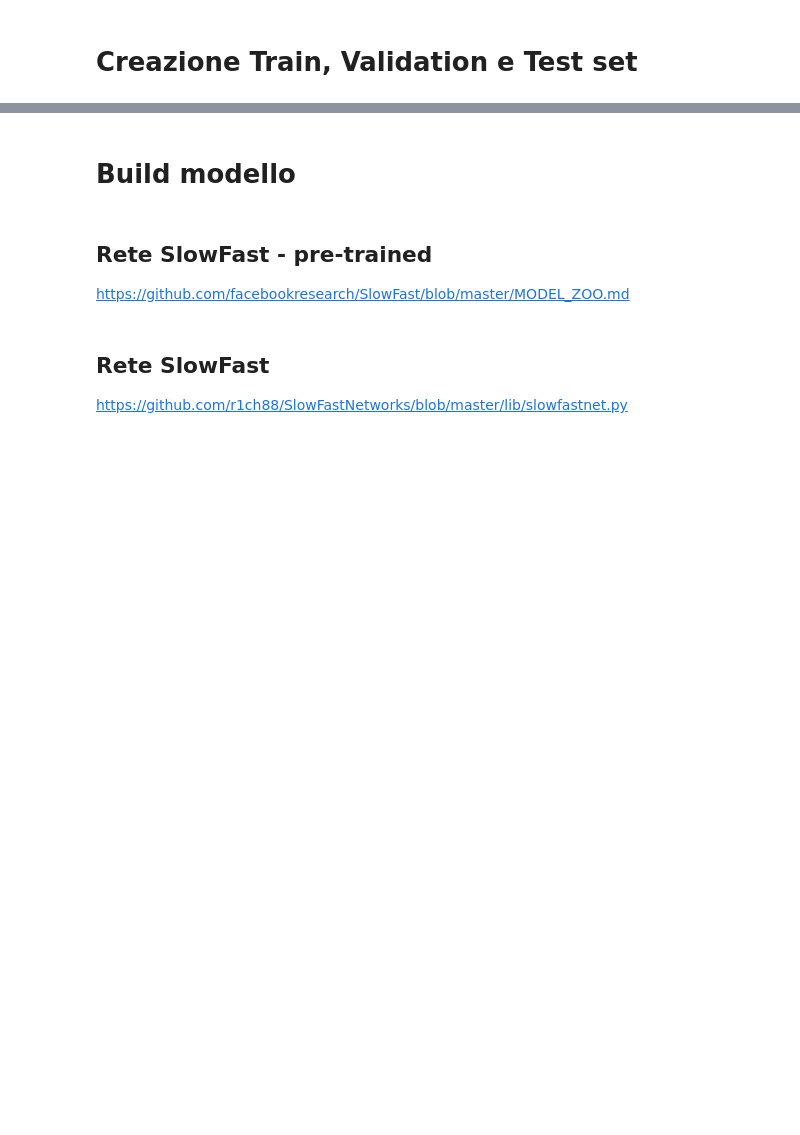
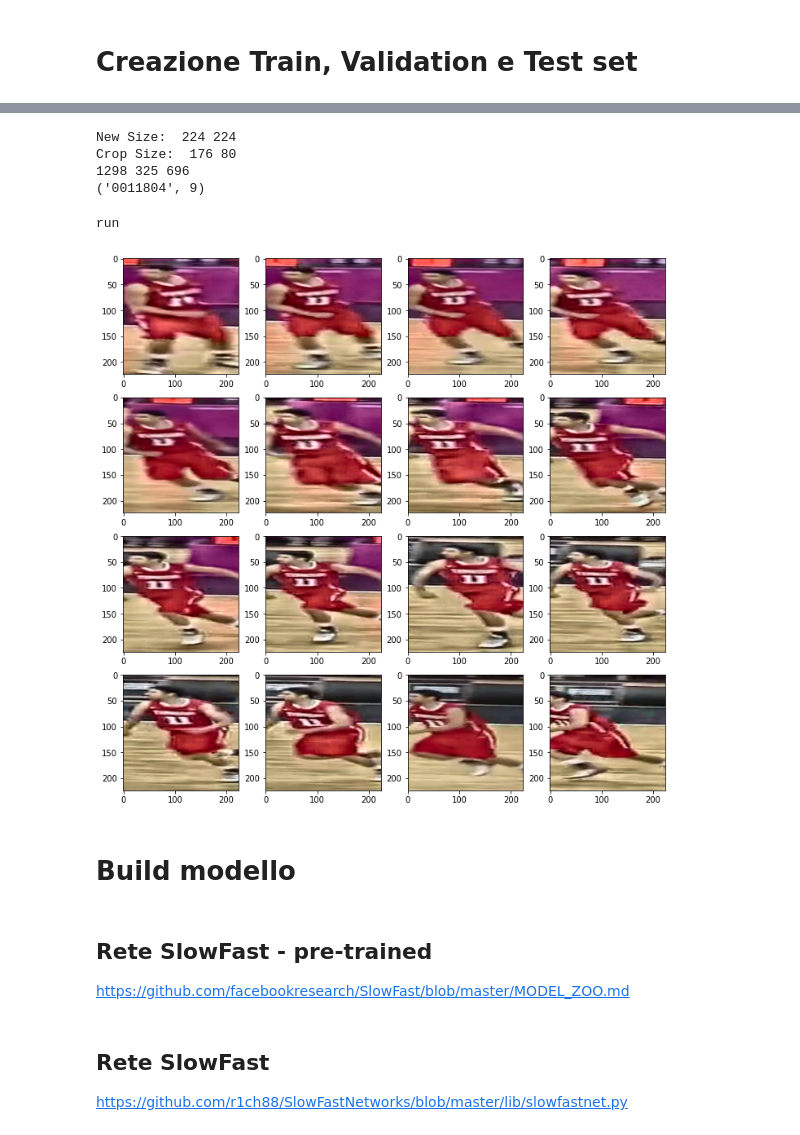
Before and after one commit to antocommi/provagcp, a Jupyter notebook: ProgettoAIM.ipynb, the cells around one changed output, grey strips where cells are left out. Drawn from its saved outputs; the diff is of its cells as text; code cells hidden in the pictures; blank space fills up the shorter version.

```diff
--- a/ProgettoAIM.ipynb
+++ b/ProgettoAIM.ipynb
@@ -205,3 +167,66 @@ print(train_set[0])
+# %%
+crop_H, crop_W = 176,60
+new_H, new_W = 224,224
+print("New Size: ",new_H,new_W)
+print("Crop Size: ",176, 80)
+
+A_train = A.Compose([
+                     A.augmentations.transforms.CenterCrop(crop_H, crop_W, p=1),
+                     A.augmentations.Resize(new_H, new_W, interpolation=4, p=1),
+                     A.augmentations.transforms.CLAHE(clip_limit=4.0, p=1)
+                     #A.augmentations.transforms.FancyPCA(alpha=.5, p=1)
+                     ])
+
+A_test = A.Compose([
+                     A.augmentations.transforms.CenterCrop(crop_H, crop_W, p=1),
+                     #A.augmentations.Resize(new_H, new_W, interpolation=4, p=1)
+                     ])
+
+
+# trasformo in custom_dataset
+train_ds = CustomSet(VIDEO_DIR, train_set, A_train)
+valid_ds = CustomSet(VIDEO_DIR, valid_set, A_test)
+test_ds = CustomSet(VIDEO_DIR, test_set, A_test)
+
+# definisco le batch_size
+BATCH_TRAIN_SIZE, BATCH_TEST_SIZE = 16,16
+
+# creo i dataloader
+trainLoader = DataLoader(train_ds, batch_size=BATCH_TRAIN_SIZE, shuffle=True)
+validLoader = DataLoader(valid_ds, batch_size=BATCH_TEST_SIZE, shuffle=True)
+testLoader = DataLoader(test_ds, batch_size=BATCH_TEST_SIZE, shuffle=True)
+
+# controllo se hanno la stessa forma di lista di tuple
+print(len(trainLoader), len(validLoader), len(testLoader))
+print(train_set[0])
+# %% [output]
+New Size:  224 224
+Crop Size:  176 80
+1298 325 696
+('0011804', 9)
+# %%
+labels_dict = {0 : "block", 1 : "pass", 2 : "run", 3: "dribble",4: "shoot",
+          5 : "ball in hand", 6 : "defense", 7: "pick" , 8 : "no_action" ,
+          9: "walk" ,10: "discard"}
+
+for item in trainLoader:
+  video = item['video'][0]
+  label = item['label'][0]
+  break
+clip = torch.transpose(video, 0, 1)
+
+print(labels_dict[label.item()])
+plt.figure(figsize=(12, 12))
+for i in range(clip.shape[0]):
+  plt.subplot(4,4, i+1)
+  video = clip[i]
+  trans = transforms.ToPILImage(mode="RGB")
+  video = trans(video)
+  plt.imshow(video)
+plt.show()
+# %% [output]
+run
+[figure, added]
 # %% [markdown]
 Build modello
 ====
```
Also changed, not shown: parts of 8 cells of this notebook.
